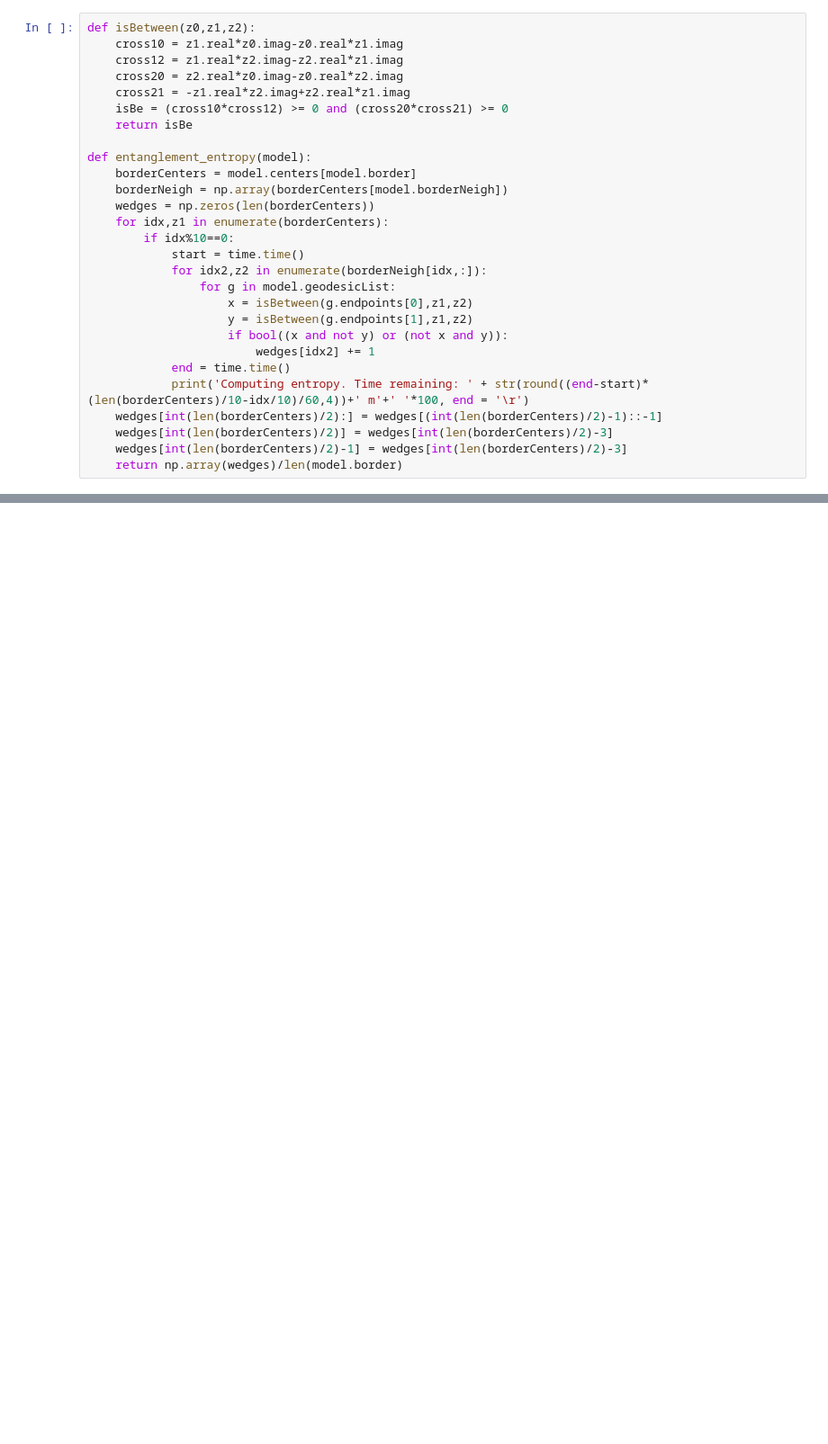
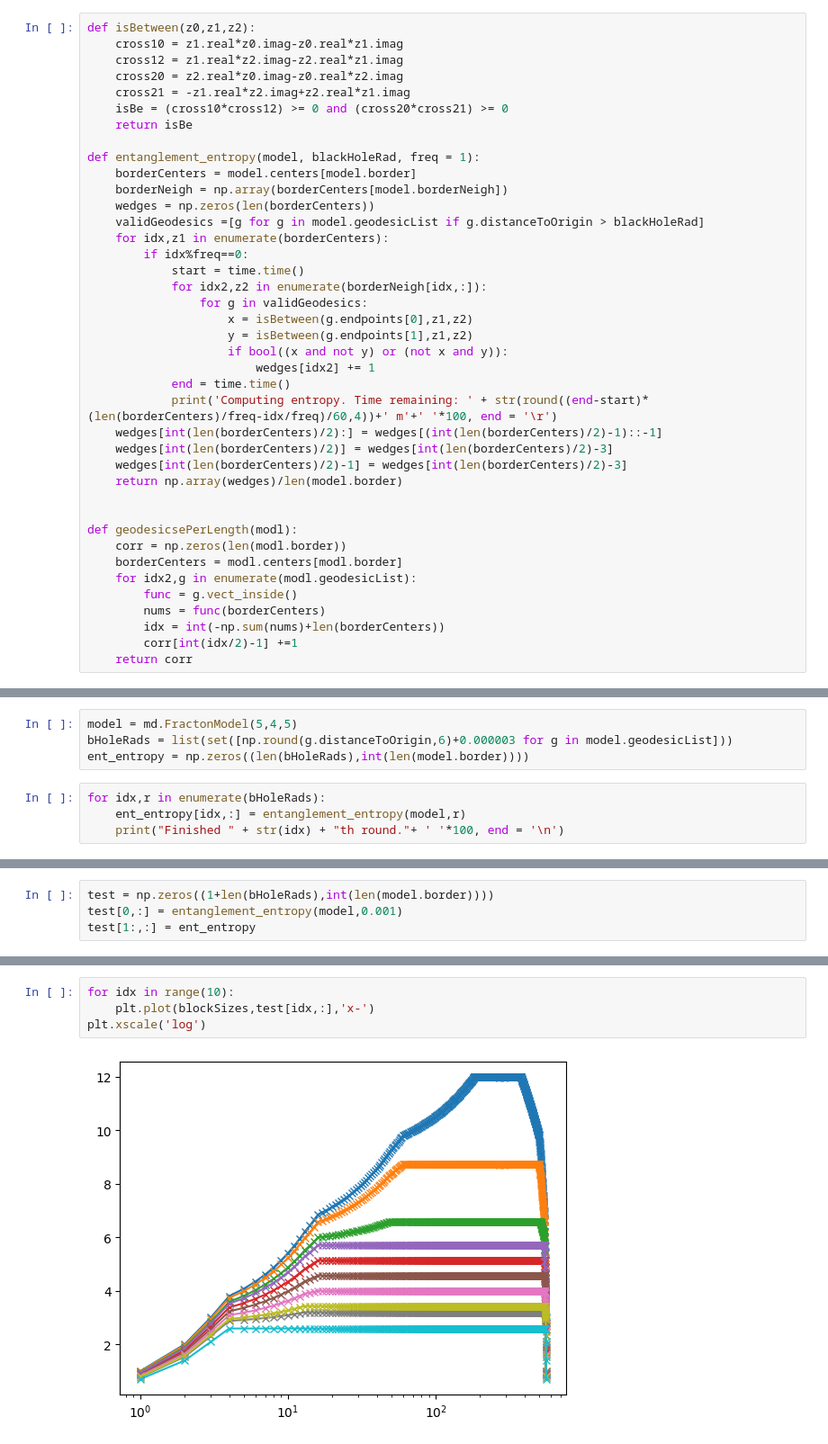
Before and after one commit to Alejo-Costa-Duran/HyperbolicFractonModel, a Jupyter notebook: Simulation.ipynb, the cells around one changed output, grey strips where cells are left out. Shown at 90% size. Drawn from its saved outputs; the diff is of its cells as text; blank space fills up the shorter version.

```diff
--- a/Simulation.ipynb
+++ b/Simulation.ipynb
@@ -16,24 +17,36 @@ def isBetween(z0,z1,z2):
     isBe = (cross10*cross12) >= 0 and (cross20*cross21) >= 0
     return isBe
 
-def entanglement_entropy(model):
+def entanglement_entropy(model, blackHoleRad, freq = 1):
     borderCenters = model.centers[model.border]
     borderNeigh = np.array(borderCenters[model.borderNeigh])
     wedges = np.zeros(len(borderCenters))
+    validGeodesics =[g for g in model.geodesicList if g.distanceToOrigin > blackHoleRad]
     for idx,z1 in enumerate(borderCenters):
-        if idx%10==0:
+        if idx%freq==0:
             start = time.time()
             for idx2,z2 in enumerate(borderNeigh[idx,:]):
-                for g in model.geodesicList:
+                for g in validGeodesics:
                     x = isBetween(g.endpoints[0],z1,z2)
                     y = isBetween(g.endpoints[1],z1,z2)
                     if bool((x and not y) or (not x and y)):
                         wedges[idx2] += 1
             end = time.time()
-            print('Computing entropy. Time remaining: ' + str(round((end-start)*(len(borderCenters)/10-idx/10)/60,4))+' m'+' '*100, end = '\r')
+            print('Computing entropy. Time remaining: ' + str(round((end-start)*(len(borderCenters)/freq-idx/freq)/60,4))+' m'+' '*100, end = '\r')
     wedges[int(len(borderCenters)/2):] = wedges[(int(len(borderCenters)/2)-1)::-1]
     wedges[int(len(borderCenters)/2)] = wedges[int(len(borderCenters)/2)-3]
     wedges[int(len(borderCenters)/2)-1] = wedges[int(len(borderCenters)/2)-3]
     return np.array(wedges)/len(model.border)
+
+
+def geodesicsePerLength(modl):
+    corr = np.zeros(len(modl.border))
+    borderCenters = modl.centers[modl.border]
+    for idx2,g in enumerate(modl.geodesicList):
+        func = g.vect_inside()
+        nums = func(borderCenters)
+        idx = int(-np.sum(nums)+len(borderCenters))
+        corr[int(idx/2)-1] +=1
+    return corr
 # %%
 
@@ -117,0 +138,8 @@ Computing entropy. Time remaining: 744.3885 m
+# %%
+model = md.FractonModel(5,4,5)
+bHoleRads = list(set([np.round(g.distanceToOrigin,6)+0.000003 for g in model.geodesicList]))
+ent_entropy = np.zeros((len(bHoleRads),int(len(model.border))))
+# %%
+for idx,r in enumerate(bHoleRads):
+    ent_entropy[idx,:] = entanglement_entropy(model,r)
+    print("Finished " + str(idx) + "th round."+ ' '*100, end = '\n')
@@ -117,0 +164,4 @@ Computing entropy. Time remaining: 744.3885 m
+# %%
+test = np.zeros((1+len(bHoleRads),int(len(model.border))))
+test[0,:] = entanglement_entropy(model,0.001)
+test[1:,:] = ent_entropy
@@ -117,0 +182,6 @@ Computing entropy. Time remaining: 744.3885 m
+# %%
+for idx in range(10):
+    plt.plot(blockSizes,test[idx,:],'x-')
+plt.xscale('log')
+# %% [output]
+[figure, added]
```
Also changed, not shown: parts of 8 cells of this notebook, 1 other file.
